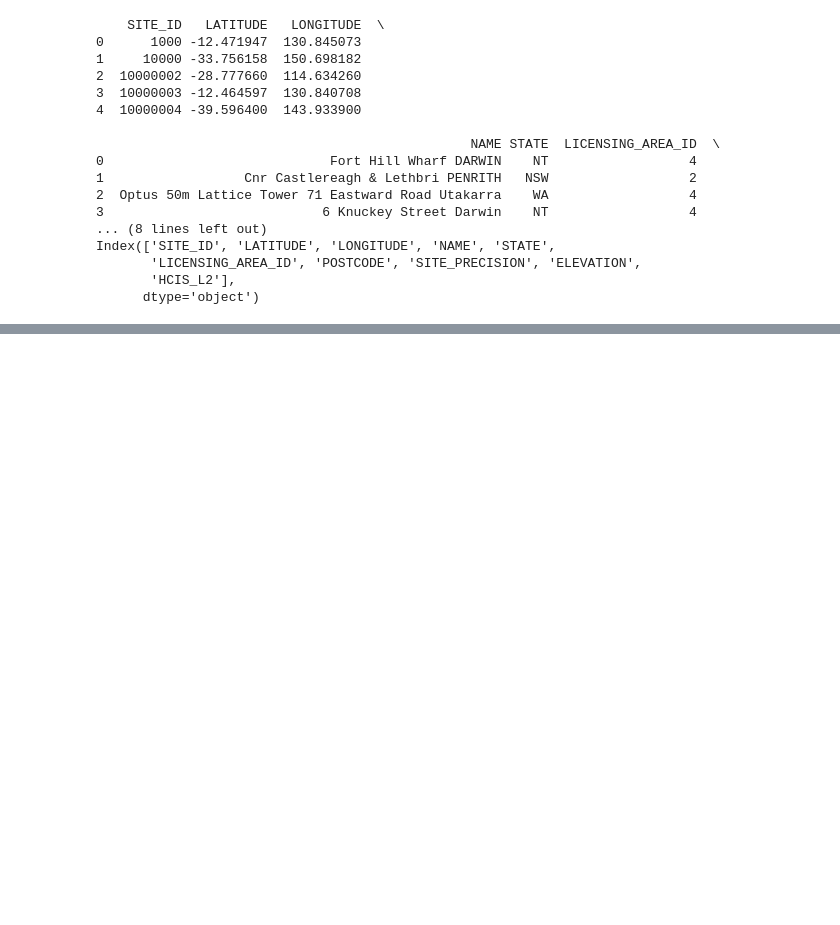
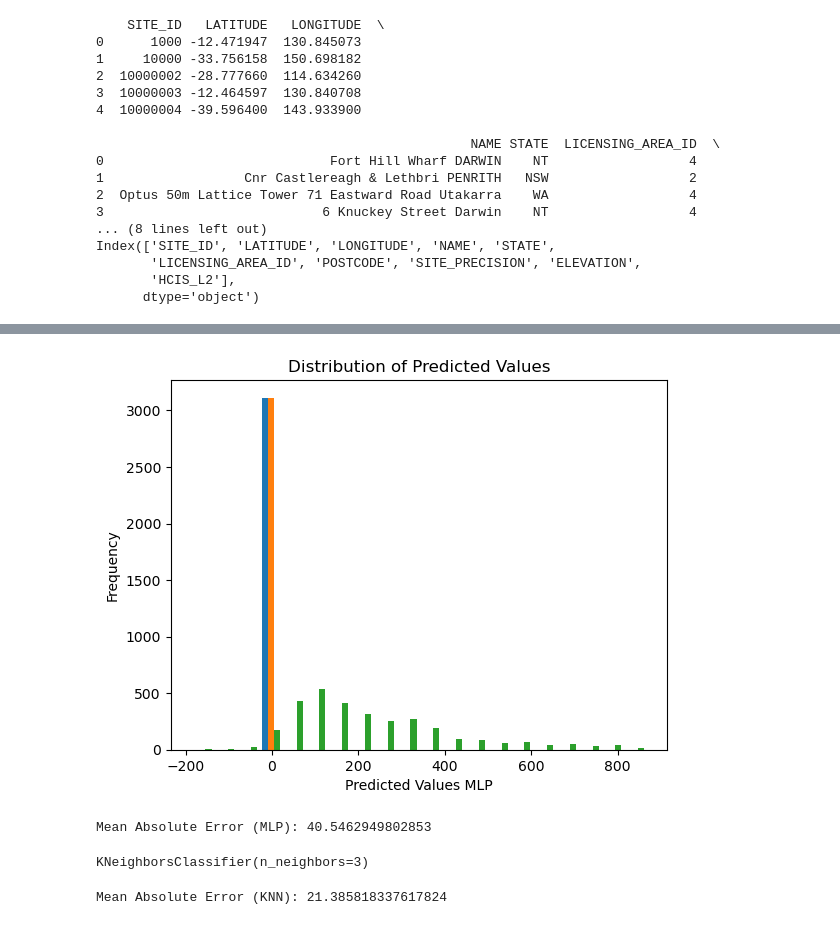
Before and after one commit to TMoyo22/MultilayerPerceptronModel, a Jupyter notebook: Group 17 Assignment.ipynb, the cells around one changed output, grey strips where cells are left out. Drawn from its saved outputs; the diff is of its cells as text; code cells hidden in the pictures; blank space fills up the shorter version.

```diff
--- a/Group 17 Assignment.ipynb
+++ b/Group 17 Assignment.ipynb
@@ -173,0 +177,40 @@ plt.show()
+# %%
+#Histogram
+
+ya = y_test
+yp = MLP.predict(x_test)
+
+plt.hist(yp, bins=20)  # You can adjust the number of bins as needed
+plt.xlabel("Predicted Values MLP")
+plt.ylabel("Frequency")
+plt.title("Distribution of Predicted Values")
+plt.show()
+# %% [output]
+[figure, added]
+# %%
+# Make predictions using the MLP regressor
+y_pred = MLP.predict(x_test)
+
+# Calculate Mean Absolute Error (MAE)
+MAE = mean_absolute_error(y_test, y_pred)
+print("Mean Absolute Error (MLP):", MAE)
+# %% [output]
+Mean Absolute Error (MLP): 40.5462949802853
+# %%
+                                        #TRAINING KNN MODEL
+from sklearn.neighbors import KNeighborsClassifier
+
+#Training model
+KNN = KNeighborsClassifier(n_neighbors=3) #k-value = 3
+KNN.fit(x_train, y_train)
+# %% [output]
+KNeighborsClassifier(n_neighbors=3)
+# %%
+#Predictions
+y_pred_knn = KNN.predict(x_test)
+
+#  Mean Absolute Error (MAE)
+MAE = mean_absolute_error(y_test, y_pred_knn)
+print("Mean Absolute Error (KNN):", MAE)
+# %% [output]
+Mean Absolute Error (KNN): 21.385818337617824
```
Also changed, not shown: parts of 15 cells of this notebook.
